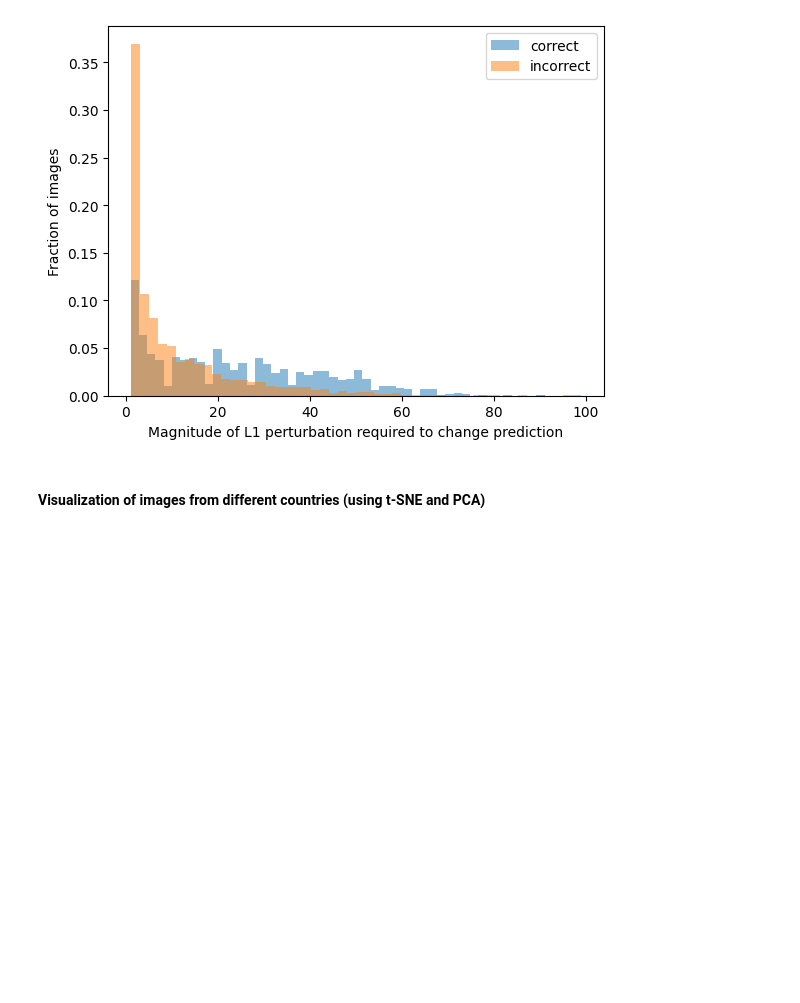
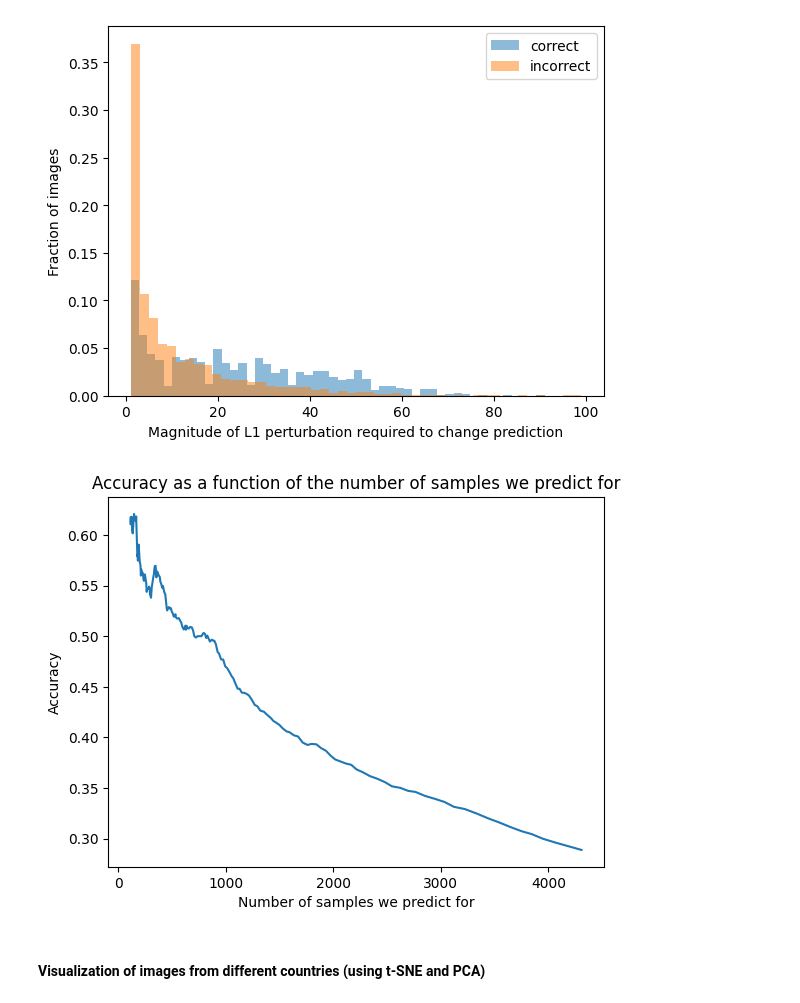
Before and after one commit to cleverhans-lab/suitability, a Jupyter notebook: dollarstreet.ipynb, the cells around one changed output. Cells and saved outputs as stored; diff of their text form; code cells hidden in the pictures; blank space fills up the shorter version.

```diff
--- a/dollarstreet.ipynb
+++ b/dollarstreet.ipynb
@@ -214,6 +212,23 @@ plt.legend(loc='upper right')
 plt.show()
 # %% [output]
 [figure]
+# %%
+delta, corr_pred = get_rand_steps(model, data_test, device, 200, "l2", pert=0.01)
+# %%
+x = []
+y = []
+
+for i in np.arange(199, -1, -1):
+    x.append(np.sum(delta >= i))
+    y.append(np.mean(corr_pred[delta >= i]))
+
+plt.plot(x, y)
+plt.xlabel('Number of samples we predict for')
+plt.ylabel('Accuracy')
+plt.title('Accuracy as a function of the number of samples we predict for')
+plt.show()
+# %% [output]
+[figure, added]
 # %% [markdown]
 #### Visualization of images from different countries (using t-SNE and PCA)
 # %%
```
Also changed, not shown: parts of 26 cells of this notebook, 1 other file.
